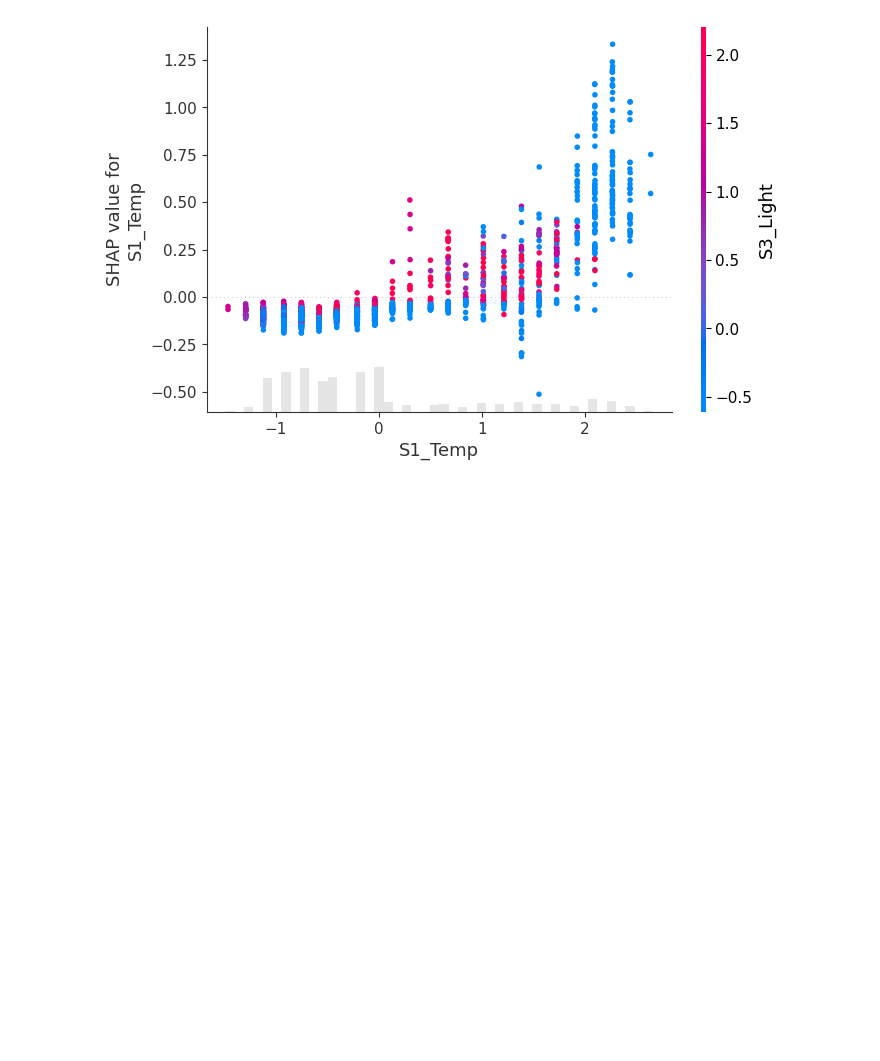
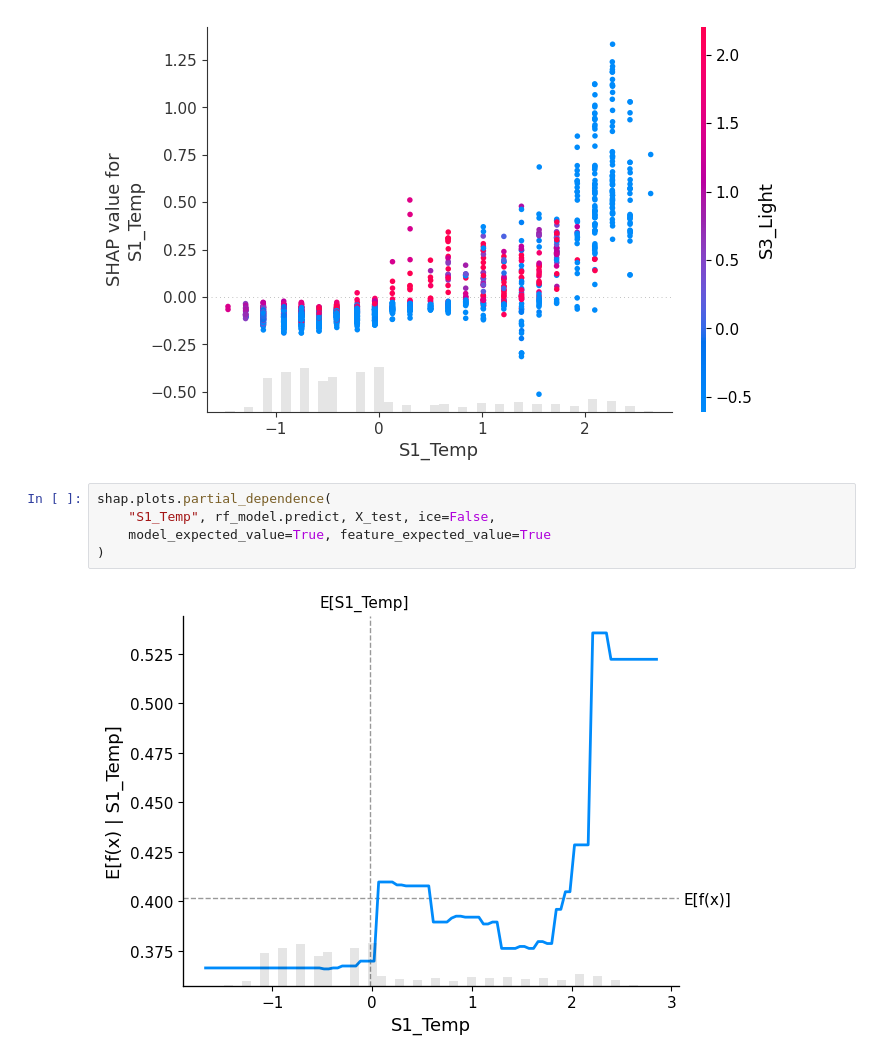
Before and after one commit to valentinedum/room_occupancy_estimation, a Jupyter notebook: notebooks/exploration.ipynb, the cells around one changed output. Drawn from its saved outputs; the diff is of its cells as text; blank space fills up the shorter version.

Commit message:
SHAP

```diff
--- a/notebooks/exploration.ipynb
+++ b/notebooks/exploration.ipynb
@@ -1263,3 +1263,10 @@ shap.plots.bar(shap_values)
 shap.plots.scatter(shap_values[:,"S1_Temp"], color=shap_values)
 # %% [output]
 [figure]
+# %%
+shap.plots.partial_dependence(
+    "S1_Temp", rf_model.predict, X_test, ice=False,
+    model_expected_value=True, feature_expected_value=True
+)
+# %% [output]
+[figure, added]
```
